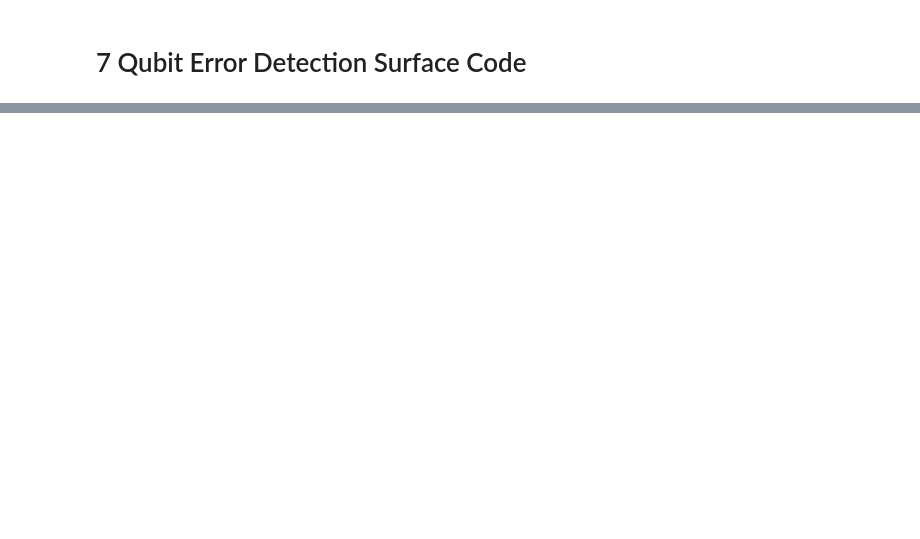
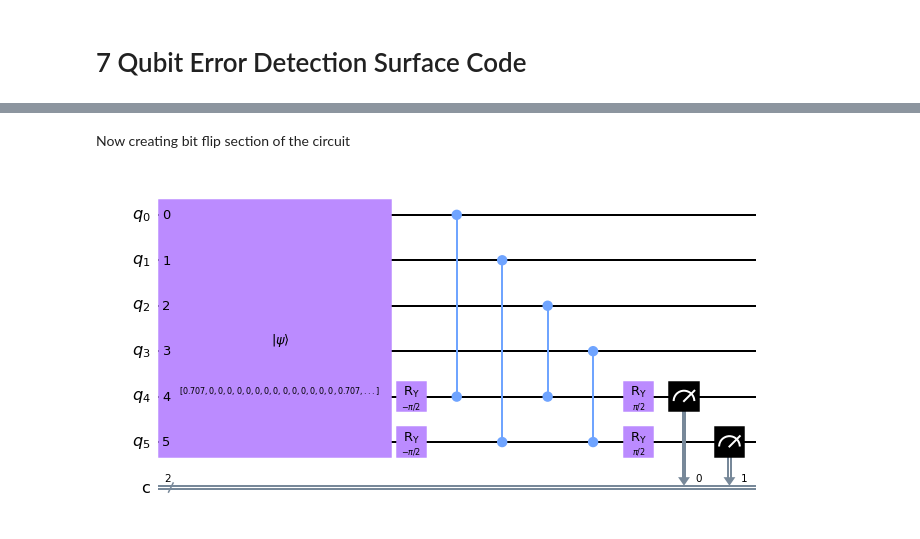
Before and after one commit to daschaich/QEC-Notebooks, a Jupyter notebook: 7 Qubit Error Detection Surface Code.ipynb, the cells around one changed output, grey strips where cells are left out. Saved outputs shown, nothing was run; the diff lists cells and outputs as text; code cells hidden in the pictures; blank space fills up the shorter version.

```diff
--- a/7 Qubit Error Detection Surface Code.ipynb
+++ b/7 Qubit Error Detection Surface Code.ipynb
@@ -2,0 +67,36 @@
+# %% [markdown]
+Now creating bit flip section of the circuit
+# %%
+initial_state = []
+#Initialize to logical 0
+for i in range(0,64):
+    if i == 0:
+        initial_state.append(1/np.sqrt(2))
+    elif i == 15:
+        initial_state.append(1/np.sqrt(2))
+    else:
+        initial_state.append(0)
+
+sc2 = QuantumCircuit(6,2)
+sc2.initialize(initial_state, sc2.qubits)
+ #Initialize circuit
+
+
+
+sc2.ry(-pi/2,4)
+sc2.ry(-pi/2,5)
+
+sc2.cz(0,4)
+sc2.cz(1,5)
+sc2.cz(2,4)
+sc2.cz(3,5)
+
+sc2.ry(pi/2,4)
+sc2.ry(pi/2,5)
+
+sc2.measure(4,0)
+sc2.measure(5,1)
+
+sc2.draw('mpl')
+# %% [output]
+[figure, added]
```
Also changed, not shown: parts of 14 cells of this notebook.
